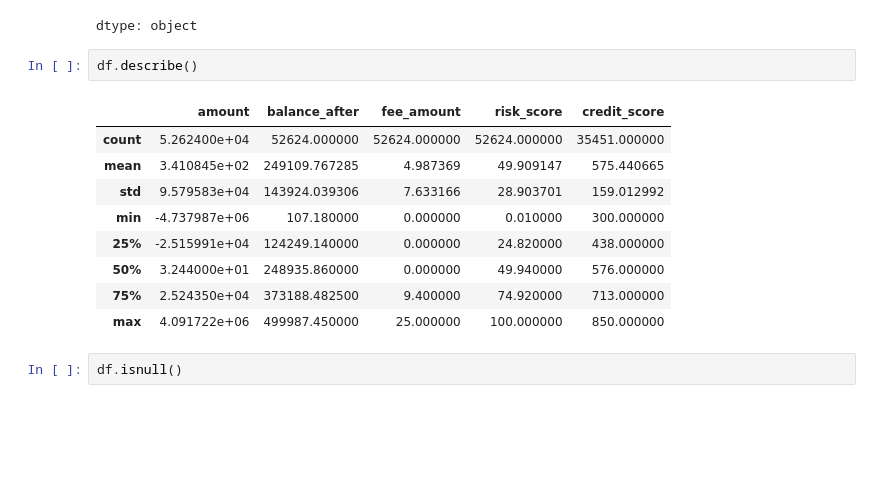
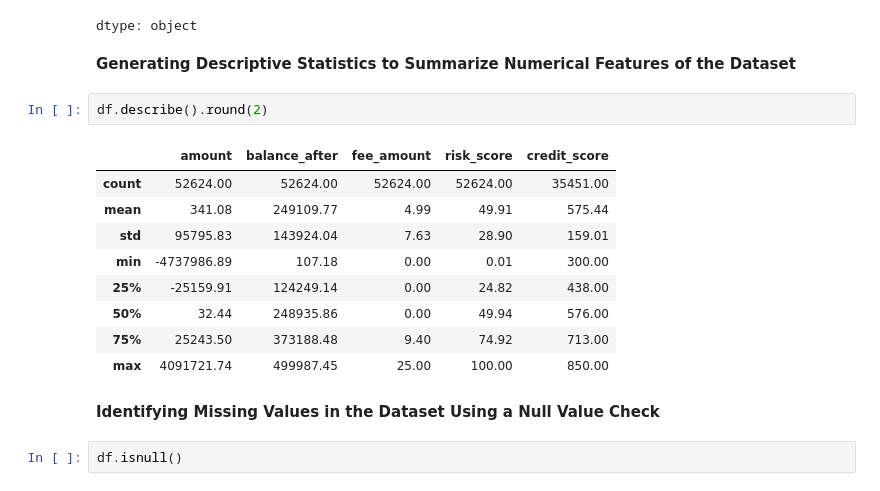
Before and after one commit to Jeel88/DSV_Finance, a Jupyter notebook: Finance_DSV_Project.ipynb, the cells around one changed output. Cells and saved outputs as stored; diff of their text form; blank space fills up the shorter version.

```diff
--- a/Finance_DSV_Project.ipynb
+++ b/Finance_DSV_Project.ipynb
@@ -87,18 +104,22 @@ df.dtypes
 | ip_address | object |
 | created_at | object |
 dtype: object
+# %% [markdown]
+**Generating Descriptive Statistics to Summarize Numerical Features of the Dataset**
 # %%
-df.describe()
+df.describe().round(2)
 # %% [output]
 |  | amount | balance_after | fee_amount | risk_score | credit_score |
-| count | 5.262400e+04 | 52624.000000 | 52624.000000 | 52624.000000 | 35451.000000 |
-| mean | 3.410845e+02 | 249109.767285 | 4.987369 | 49.909147 | 575.440665 |
-| std | 9.579583e+04 | 143924.039306 | 7.633166 | 28.903701 | 159.012992 |
-| min | -4.737987e+06 | 107.180000 | 0.000000 | 0.010000 | 300.000000 |
-| 25% | -2.515991e+04 | 124249.140000 | 0.000000 | 24.820000 | 438.000000 |
-| 50% | 3.244000e+01 | 248935.860000 | 0.000000 | 49.940000 | 576.000000 |
-| 75% | 2.524350e+04 | 373188.482500 | 9.400000 | 74.920000 | 713.000000 |
-| max | 4.091722e+06 | 499987.450000 | 25.000000 | 100.000000 | 850.000000 |
+| count | 52624.00 | 52624.00 | 52624.00 | 52624.00 | 35451.00 |
+| mean | 341.08 | 249109.77 | 4.99 | 49.91 | 575.44 |
+| std | 95795.83 | 143924.04 | 7.63 | 28.90 | 159.01 |
+| min | -4737986.89 | 107.18 | 0.00 | 0.01 | 300.00 |
+| 25% | -25159.91 | 124249.14 | 0.00 | 24.82 | 438.00 |
+| 50% | 32.44 | 248935.86 | 0.00 | 49.94 | 576.00 |
+| 75% | 25243.50 | 373188.48 | 9.40 | 74.92 | 713.00 |
+| max | 4091721.74 | 499987.45 | 25.00 | 100.00 | 850.00 |
+# %% [markdown]
+**Identifying Missing Values in the Dataset Using a Null Value Check**
 # %%
 df.isnull()
 # %% [output]
```
Also changed, not shown: parts of 64 cells of this notebook.
